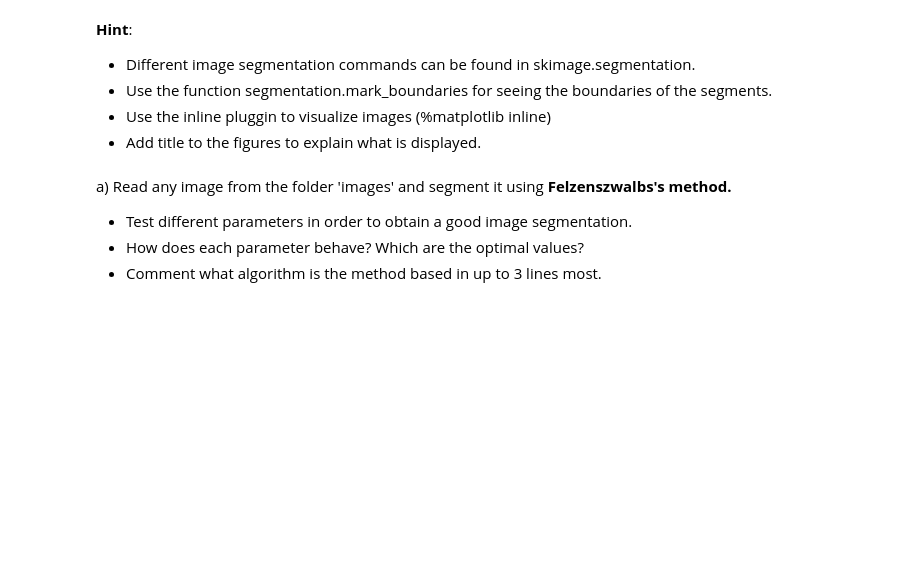
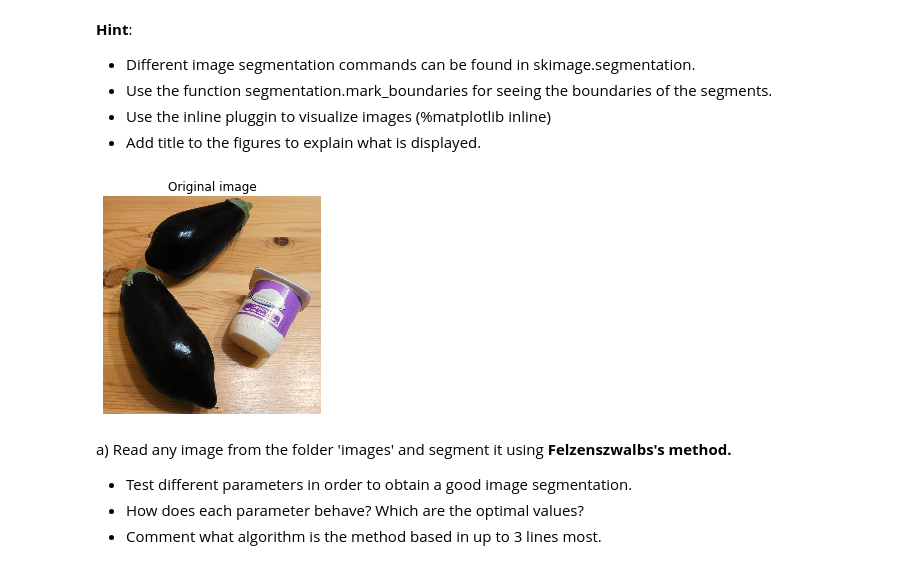
Before and after one commit to jdecid/MAI-CV, a Jupyter notebook: labs/s7/p7_image_segmentation.ipynb, the cells around one changed output. Cells and saved outputs as stored; diff of their text form; code cells hidden in the pictures; blank space fills up the shorter version.

```diff
--- a/labs/s7/p7_image_segmentation.ipynb
+++ b/labs/s7/p7_image_segmentation.ipynb
@@ -326,6 +242,23 @@ Apply the algorithm to some other static video that you found.
 - Use the function segmentation.mark_boundaries for seeing the boundaries of the segments.
 - Use the inline pluggin to visualize images (%matplotlib inline)
 - Add title to the figures to explain what is displayed.
+# %%
+import skimage.segmentation as seg
+
+%matplotlib inline
+
+img = io.imread('images/000000001.jpg')
+results = [{
+    'img': img,
+    'title': 'Original image'
+}, None, None, None]
+
+plt.imshow(results[0]['img'])
+plt.title(results[0]['title'])
+plt.axis('off')
+plt.show()
+# %% [output]
+[figure, added]
 # %% [markdown]
 a) Read any image from the folder 'images' and segment it using **Felzenszwalbs's method.**
 - Test different parameters in order to obtain a good image segmentation.
```
Also changed, not shown: parts of 14 cells of this notebook, 2 other files.
